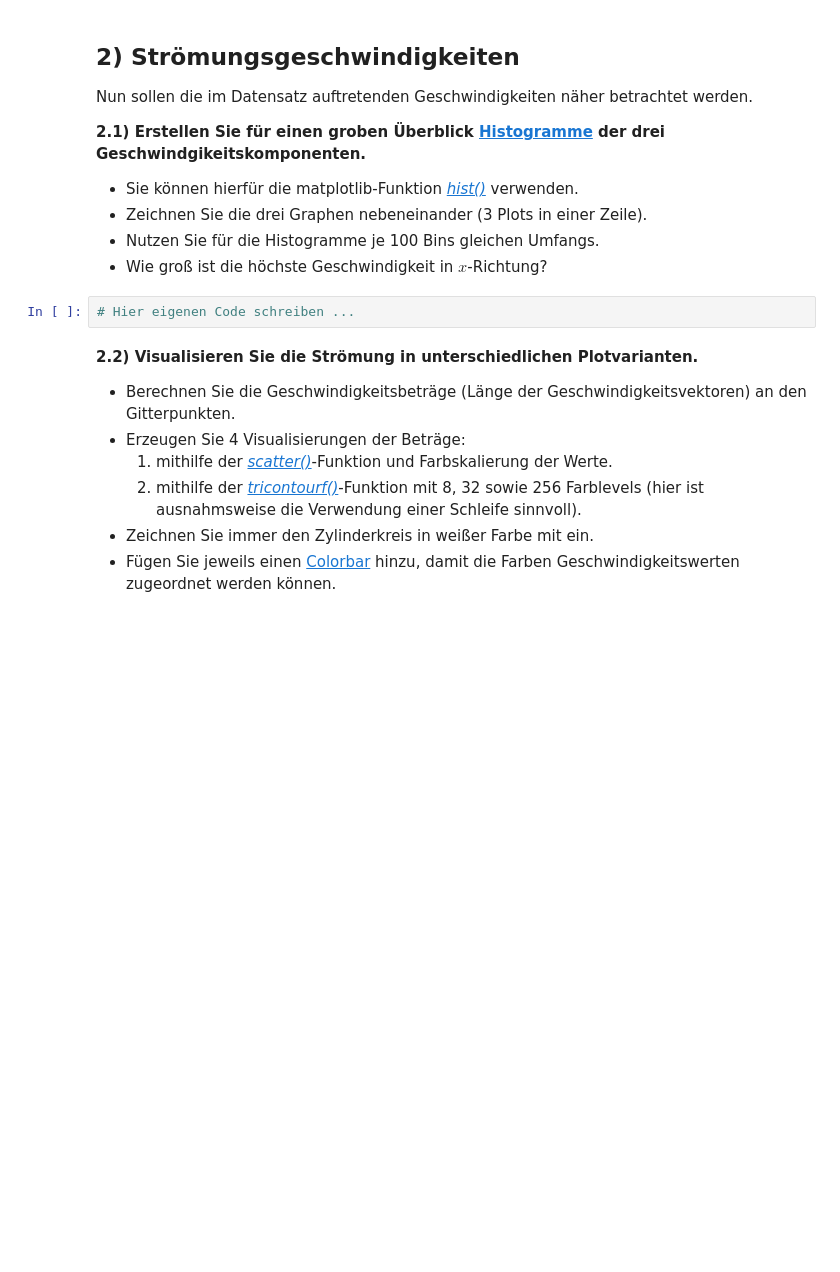
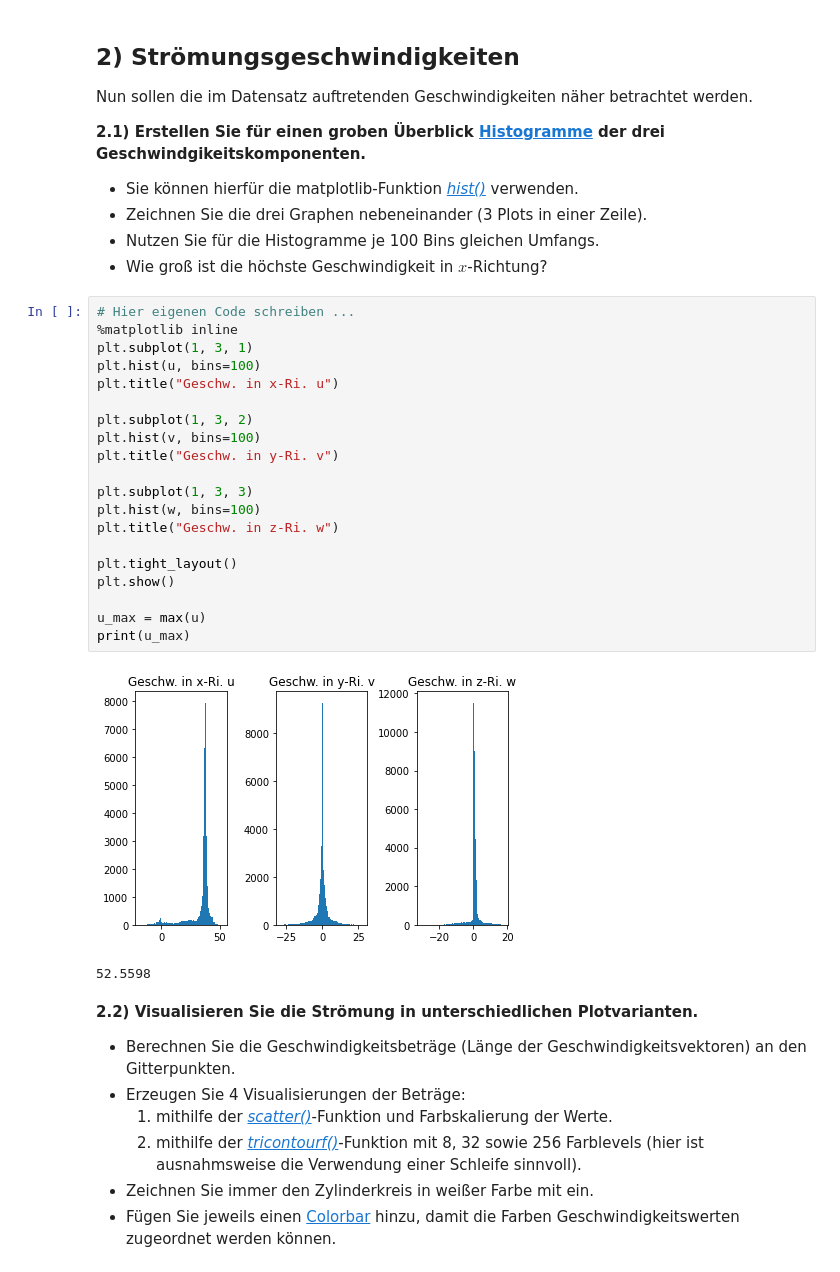
Before and after one commit to JuliusGoelz/Python_fuer_Ingenieure, a Jupyter notebook: HA3normal_Gruppe000.ipynb, the cells around one changed output. Cells and saved outputs as stored; diff of their text form; blank space fills up the shorter version.

```diff
--- a/HA3normal_Gruppe000.ipynb
+++ b/HA3normal_Gruppe000.ipynb
@@ -106,6 +129,27 @@ Nun sollen die im Datensatz auftretenden Geschwindigkeiten näher betrachtet wer
   * Wie groß ist die höchste Geschwindigkeit in $x$-Richtung?
 # %%
 # Hier eigenen Code schreiben ...
+%matplotlib inline
+plt.subplot(1, 3, 1)
+plt.hist(u, bins=100)
+plt.title("Geschw. in x-Ri. u")
+
+plt.subplot(1, 3, 2)
+plt.hist(v, bins=100)
+plt.title("Geschw. in y-Ri. v")
+
+plt.subplot(1, 3, 3)
+plt.hist(w, bins=100)
+plt.title("Geschw. in z-Ri. w")
+
+plt.tight_layout()
+plt.show()
+
+u_max = max(u)
+print(u_max)
+# %% [output]
+[figure, added]
+52.5598
 # %% [markdown]
 **2.2) Visualisieren Sie die Strömung in unterschiedlichen Plotvarianten.**
 
```
Also changed, not shown: parts of 6 cells of this notebook, 3 other files.
